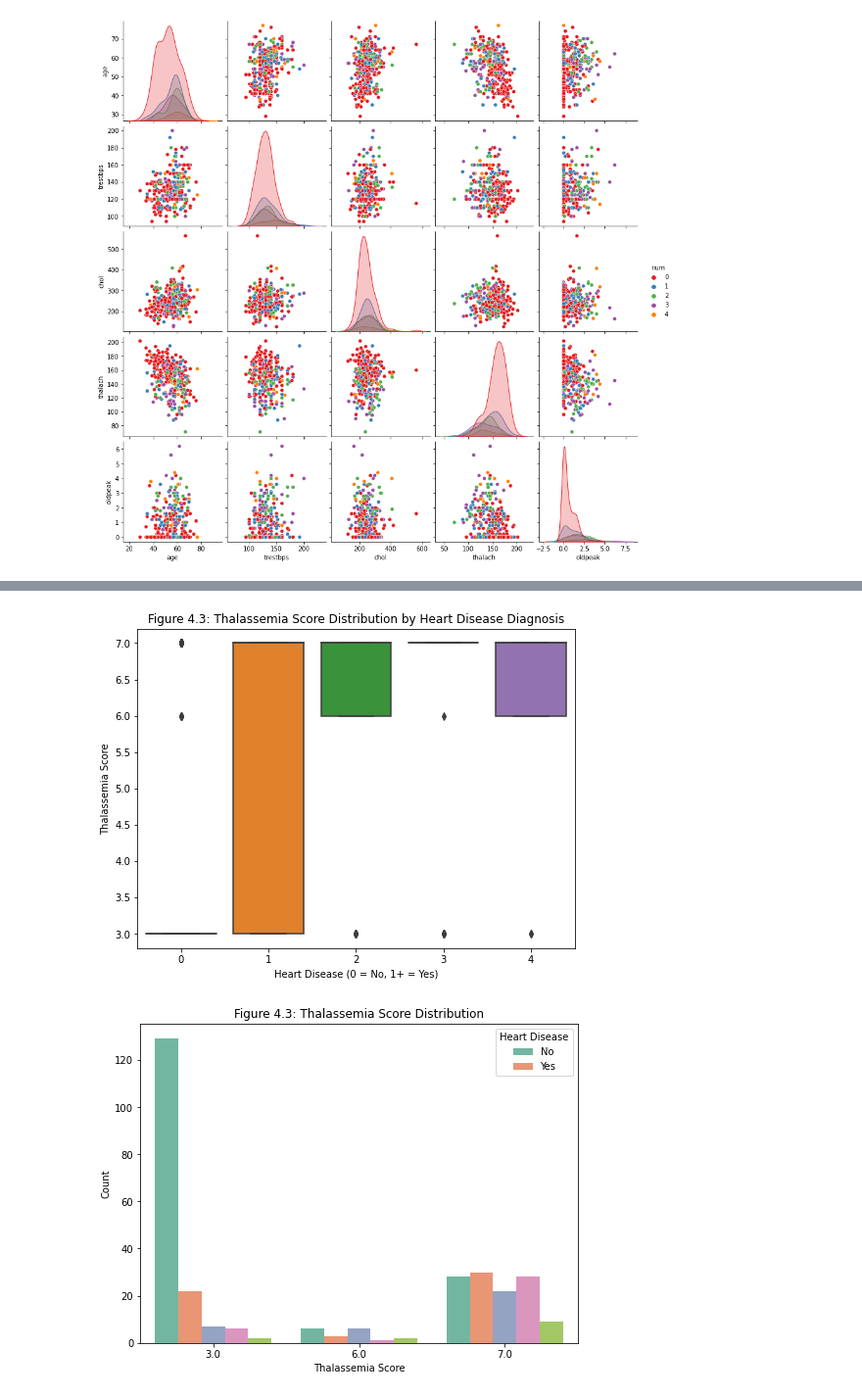
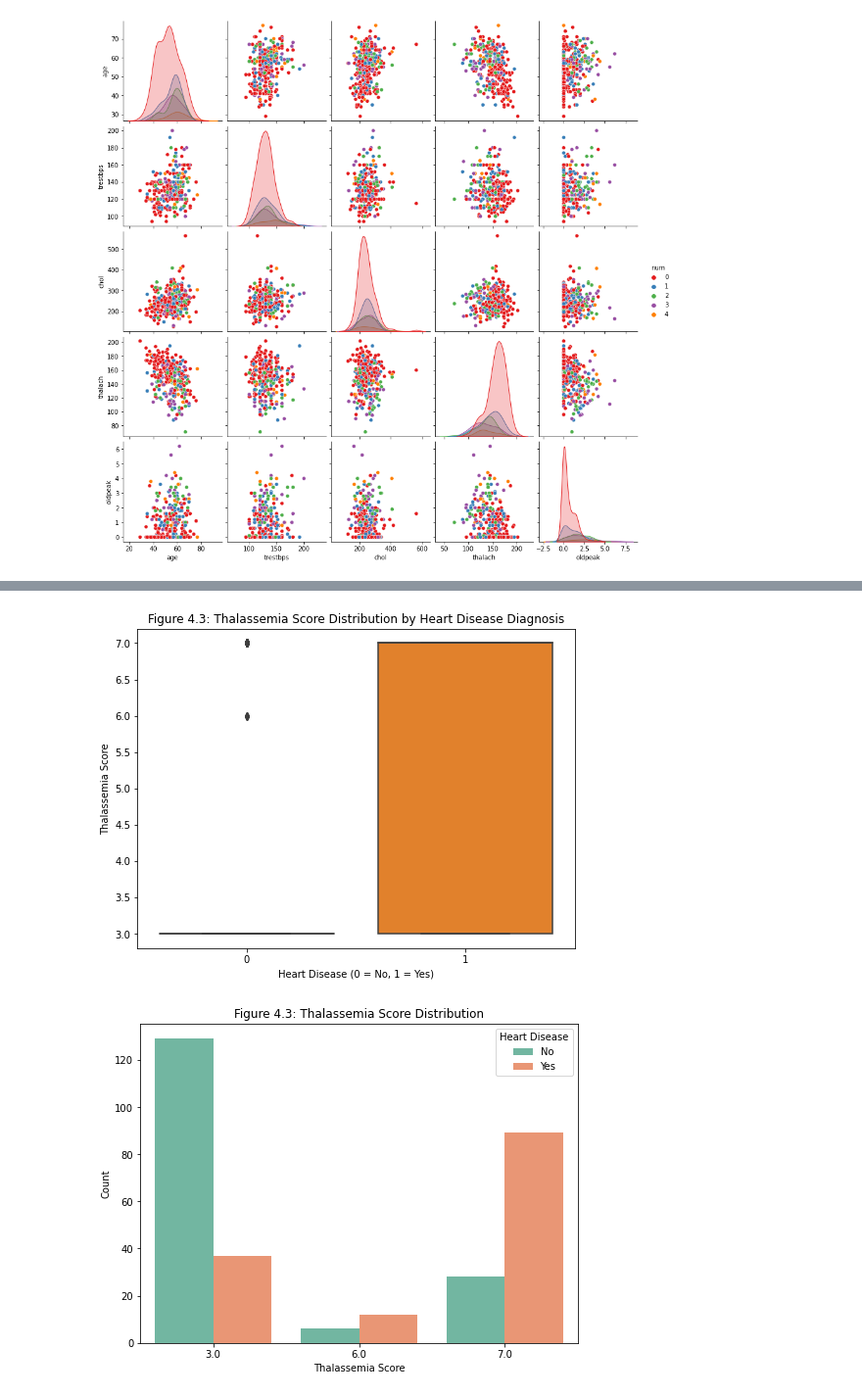
Before and after one commit to chenxi-liu233/24Fall_CSCI6806_Group10, a Jupyter notebook: eda/Chenxi_eda.ipynb, the cells around one changed output, grey strips where cells are left out. Shown: that part at 98% size. Saved outputs shown, nothing was run; the diff lists cells and outputs as text; code cells hidden in the pictures.

Commit message:
updated figure for clarity

```diff
--- a/eda/Chenxi_eda.ipynb
+++ b/eda/Chenxi_eda.ipynb
@@ -8,15 +8,18 @@ import seaborn as sns
 from scipy import stats
 from ucimlrepo import fetch_ucirepo
 
-# fetch dataset
+# Fetch dataset
 heart_disease = fetch_ucirepo(id=45)
 
-# data (as pandas dataframes)
+# Extract features and target
 X = heart_disease.data.features
 y = heart_disease.data.targets
 
-# metadata
-print(heart_disease.metadata)
+# Combine features and target into a single DataFrame
+data = pd.concat([X, y], axis=1)
 
-# variable information
-print(heart_disease.variables)
+# Rename target column for clarity
+data.rename(columns={data.columns[-1]: 'num'}, inplace=True)
+
+# Export the combined DataFrame to a CSV file
+data.to_csv('cleveland_heart_disease_data.csv', index=False)
@@ -48,0 +26,10 @@ data.to_csv('cleveland_heart_disease_data.csv', index=False)
+# %%
+# Binarize the 'num' column: 0 = No Heart Disease, 1 = Heart Disease
+data['num'] = data['num'].apply(lambda x: 1 if x > 0 else 0)
+
+# Verify the new distribution of the target variable
+print("\nUpdated Target Variable Distribution:")
+print(data['num'].value_counts())
+
+# Optional: Save the updated DataFrame to a new CSV file
+data.to_csv('cleveland_heart_disease_data_binary.csv', index=False)
@@ -180,22 +166,22 @@ plt.show()
 # %%
-# Figure 4.3: Thalassemia Score Distribution
+# Figure 4.3: Thalassemia Score Distribution by Heart Disease Diagnosis
 
 # Option 1: Boxplot (if 'thal' is numerical)
 plt.figure(figsize=(8, 6))
 sns.boxplot(x='num', y='thal', data=data)
 plt.title('Figure 4.3: Thalassemia Score Distribution by Heart Disease Diagnosis')
-plt.xlabel('Heart Disease (0 = No, 1+ = Yes)')
+plt.xlabel('Heart Disease (0 = No, 1 = Yes)')
 plt.ylabel('Thalassemia Score')
 plt.show()
 
 # Option 2: Count Plot (if 'thal' is categorical)
 plt.figure(figsize=(8, 6))
 sns.countplot(x='thal', hue='num', data=data, palette='Set2')
 plt.title('Figure 4.3: Thalassemia Score Distribution')
 plt.xlabel('Thalassemia Score')
 plt.ylabel('Count')
 plt.legend(title='Heart Disease', labels=['No', 'Yes'])
 plt.show()
 # %% [output]
-[figure, old version]
+[figure, new version]
-[figure, old version]
+[figure, new version]
```
Also changed, not shown: parts of 4 cells of this notebook, 1 other file.
